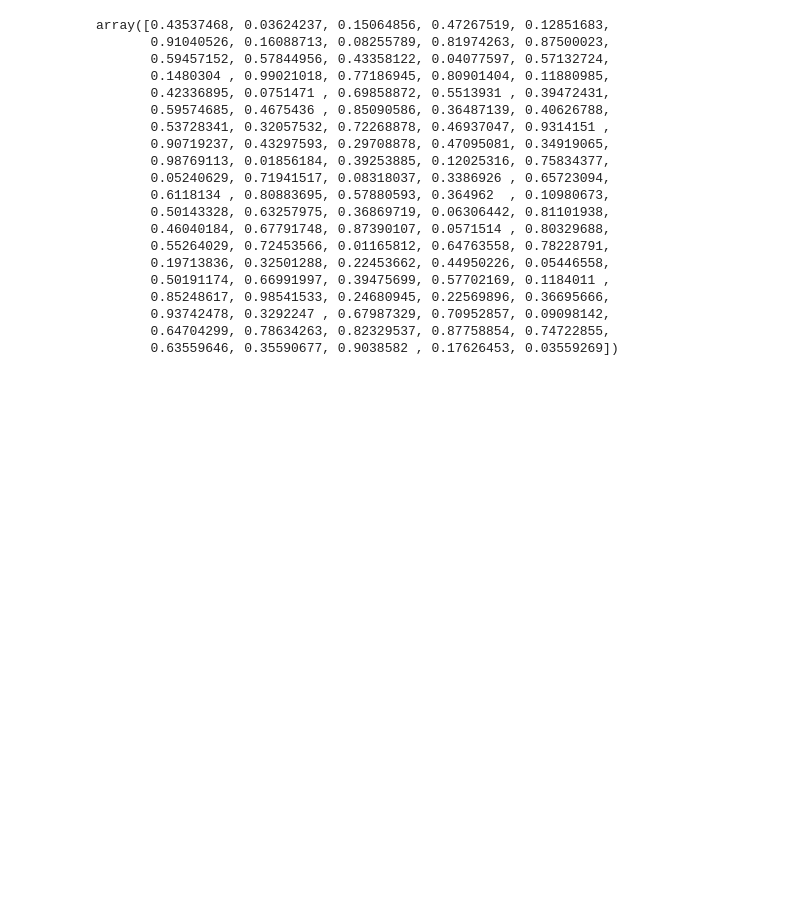
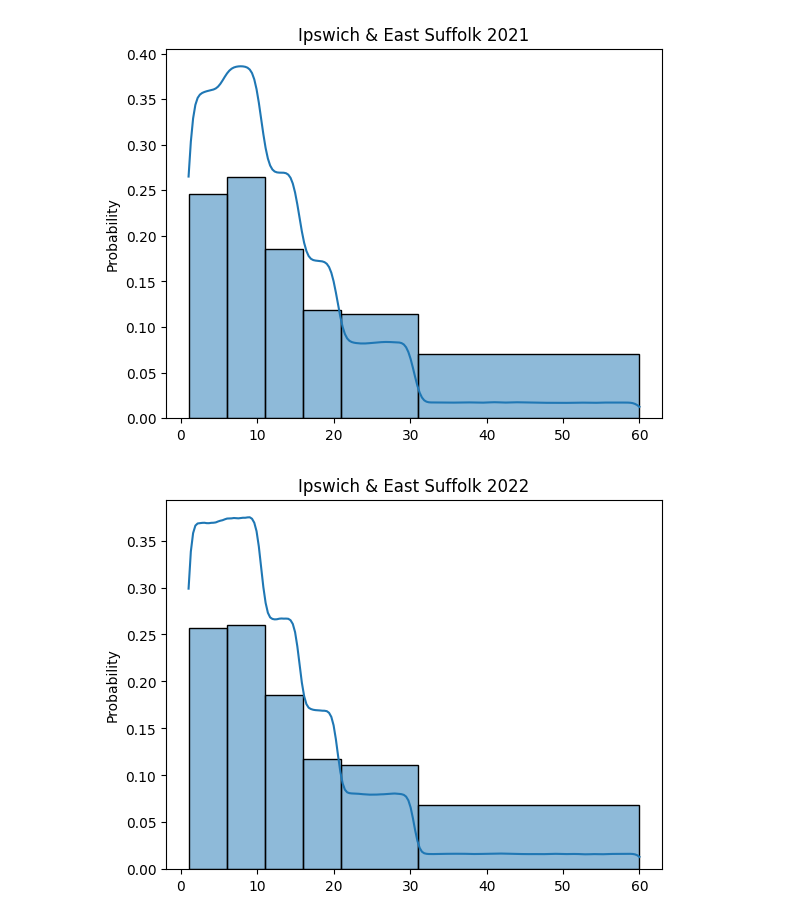
Before and after one commit to SNEE-ICS/PrimaryCareDemandAndCapacity, a Jupyter notebook: AppointmentDuration.ipynb, the cells around one changed output. Cells and saved outputs as stored; diff of their text form; code cells hidden in the pictures; blank space fills up the shorter version.

Commit message:
progress on completing appointments

```diff
--- a/AppointmentDuration.ipynb
+++ b/AppointmentDuration.ipynb
@@ -24,6 +51,17 @@ appointments_df = (
 # %%
 appointments_binned_df = (appointments_df
-                          .groupby(['Alliance',pd.Grouper(key='Date',freq='BA-MAR',label='right'),'ACTUAL_DURATION'])
+                          .groupby(['Alliance', pd.Grouper(key='Date',freq='BA-MAR',label='right'),'ACTUAL_DURATION'])
                           .sum()
                           .reset_index()
-                          .rename(columns={'Date':'FY'}).replace({"1-5":"01-05","6-10":"06-10"}))
+                          .rename(columns={'Date':'financial_year'}).replace({"1-5":"01-05","6-10":"06-10"})
+                          .assign(financial_year=lambda df: df['financial_year'].dt.year-1))
+
+appointments_binned_df.head()
+
+def strip_bins(input_string):
+    out_string =  input_string.replace(" Minutes", "")
+    return tuple((int(i) for i in out_string.split("-")))
+
+appointments_binned_df['left_bin'], appointments_binned_df['right_bin'] = zip(*appointments_binned_df['ACTUAL_DURATION'].map(strip_bins))
+appointments_binned_df['middle_bin'] = (appointments_binned_df['right_bin'] + appointments_binned_df['left_bin']) / 2
+appointments_binned_df.head()
@@ -30,23 +74,0 @@ appointments_binned_df = (appointments_df
-# %%
-np.random.uniform(low=0.0, high=1.0, size=100)
-# %% [output]
-array([0.43537468, 0.03624237, 0.15064856, 0.47267519, 0.12851683,
-       0.91040526, 0.16088713, 0.08255789, 0.81974263, 0.87500023,
-       0.59457152, 0.57844956, 0.43358122, 0.04077597, 0.57132724,
-       0.1480304 , 0.99021018, 0.77186945, 0.80901404, 0.11880985,
-       0.42336895, 0.0751471 , 0.69858872, 0.5513931 , 0.39472431,
-       0.59574685, 0.4675436 , 0.85090586, 0.36487139, 0.40626788,
-       0.53728341, 0.32057532, 0.72268878, 0.46937047, 0.9314151 ,
-       0.90719237, 0.43297593, 0.29708878, 0.47095081, 0.34919065,
-       0.98769113, 0.01856184, 0.39253885, 0.12025316, 0.75834377,
-       0.05240629, 0.71941517, 0.08318037, 0.3386926 , 0.65723094,
-       0.6118134 , 0.80883695, 0.57880593, 0.364962  , 0.10980673,
-       0.50143328, 0.63257975, 0.36869719, 0.06306442, 0.81101938,
-       0.46040184, 0.67791748, 0.87390107, 0.0571514 , 0.80329688,
-       0.55264029, 0.72453566, 0.01165812, 0.64763558, 0.78228791,
-       0.19713836, 0.32501288, 0.22453662, 0.44950226, 0.05446558,
-       0.50191174, 0.66991997, 0.39475699, 0.57702169, 0.1184011 ,
-       0.85248617, 0.98541533, 0.24680945, 0.22569896, 0.36695666,
-       0.93742478, 0.3292247 , 0.67987329, 0.70952857, 0.09098142,
-       0.64704299, 0.78634263, 0.82329537, 0.87758854, 0.74722855,
-       0.63559646, 0.35590677, 0.9038582 , 0.17626453, 0.03559269])
@@ -86,0 +75,31 @@ print(pdf)
+# %%
+distribution_data = {}
+
+for index, row in appointments_binned_df.iterrows():
+    uniform_dist = np.random.randint(low=row['left_bin'],high=row['right_bin']+1,size=row['COUNT_OF_APPOINTMENTS'])
+
+    alliance = row['Alliance']
+    year = row['financial_year']
+
+    if not distribution_data.get(alliance, None):
+        distribution_data[alliance] = {}# add dict entry
+
+    # check year entry
+    dist_array = distribution_data.get(alliance).get(year,None)
+
+    if dist_array is None:
+        distribution_data[alliance][year] =  uniform_dist
+    else:
+        distribution_data[alliance][year] = np.append(dist_array,uniform_dist)
+# %%
+import seaborn as sns
+import matplotlib.pyplot as plt
+
+for alliance, dataset in distribution_data.items():
+    for year, array in dataset.items():
+        ax = sns.histplot(array, kde=True, bins=HIST_BIN_EDGES,stat='probability')
+        ax.set_title(f"{alliance} {year}")
+        plt.show()
+# %% [output]
+[figure, added]
+[figure, added]
```
Also changed, not shown: parts of 19 cells of this notebook.
